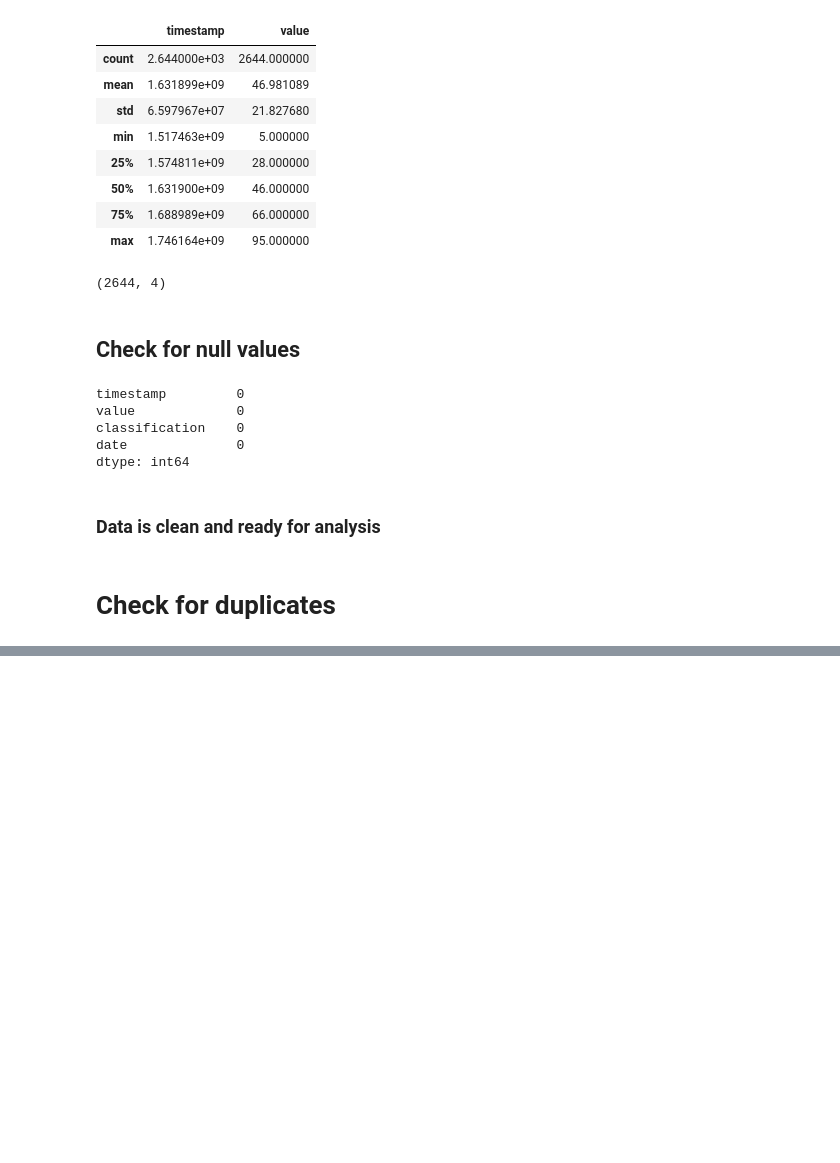
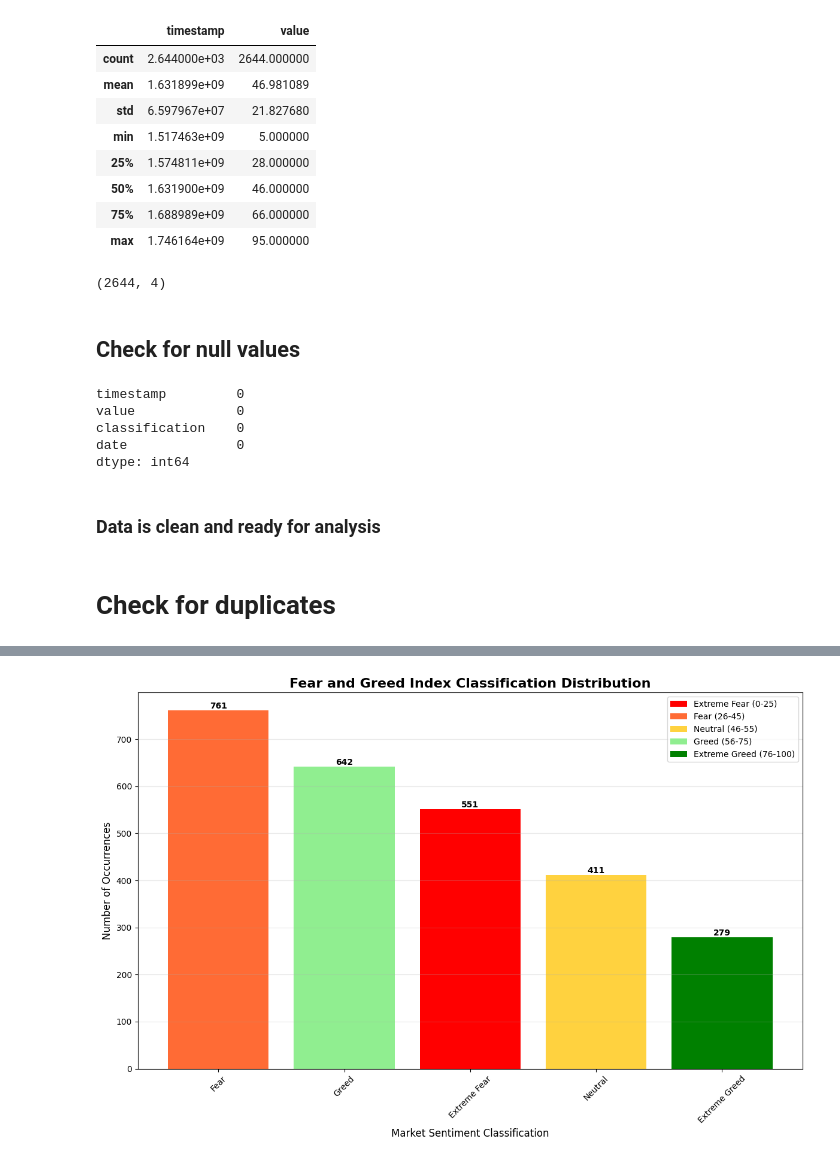
Before and after one commit to itsluckysharma01/ds_Lucky_Sharma, a Jupyter notebook: notebook_1(Bitcoin_Market_Sentiment_Dataset).ipynb, the cells around one changed output, grey strips where cells are left out. Cells and saved outputs as stored; diff of their text form; code cells hidden in the pictures; blank space fills up the shorter version.

```diff
--- a/notebook_1(Bitcoin_Market_Sentiment_Dataset).ipynb
+++ b/notebook_1(Bitcoin_Market_Sentiment_Dataset).ipynb
@@ -83,0 +110,73 @@ dtype: int64
+# %%
+# Create Fear and Greed Index classification ranges
+def classify_fear_greed(value):
+    if value <= 25:
+        return 'Extreme Fear'
+    elif value <= 45:
+        return 'Fear'
+    elif value <= 55:
+        return 'Neutral'
+    elif value <= 75:
+        return 'Greed'
+    else:
+        return 'Extreme Greed'
+
+
+df['classification'] = df['value'].apply(classify_fear_greed)
+
+classification_counts = df['classification'].value_counts()
+
+
+colors = {
+    'Extreme Fear': '#FF0000',
+    'Fear': '#FF6B35',
+    'Neutral': '#FFD23F',
+    'Greed': '#90EE90',
+    'Extreme Greed': '#008000'
+}
+
+# Create the bar chart
+plt.figure(figsize=(12, 8))
+bars = plt.bar(classification_counts.index, classification_counts.values,
+               color=[colors[cat] for cat in classification_counts.index])
+
+plt.title('Fear and Greed Index Classification Distribution', fontsize=16, fontweight='bold')
+plt.xlabel('Market Sentiment Classification', fontsize=12)
+plt.ylabel('Number of Occurrences', fontsize=12)
+
+for i, bar in enumerate(bars):
+    height = bar.get_height()
+    plt.text(bar.get_x() + bar.get_width()/2., height,
+             f'{int(height)}',
+             ha='center', va='bottom', fontweight='bold')
+
+legend_labels = [
+    'Extreme Fear (0-25)',
+    'Fear (26-45)',
+    'Neutral (46-55)',
+    'Greed (56-75)',
+    'Extreme Greed (76-100)'
+]
+legend_colors = ['#FF0000', '#FF6B35', '#FFD23F', '#90EE90', '#008000']
+
+
+from matplotlib.patches import Patch
+legend_elements = [Patch(facecolor=color, label=label)
+                  for color, label in zip(legend_colors, legend_labels)]
+plt.legend(handles=legend_elements, loc='upper right', bbox_to_anchor=(1, 1))
+
+plt.xticks(rotation=45)
+plt.grid(axis='y', alpha=0.3)
+plt.tight_layout()
+plt.show()
+
+print("Fear and Greed Index Classification Summary:")
+print("-" * 45)
+for classification in ['Extreme Fear', 'Fear', 'Neutral', 'Greed', 'Extreme Greed']:
+    count = classification_counts.get(classification, 0)
+    percentage = (count / len(df)) * 100
+    print(f"{classification:<15}: {count:>4} occurrences ({percentage:>5.1f}%)")
+
+print(f"\nTotal data points: {len(df)}")
+# %% [output]
+[figure, added]
```
Also changed, not shown: parts of 14 cells of this notebook, 1 other file.
